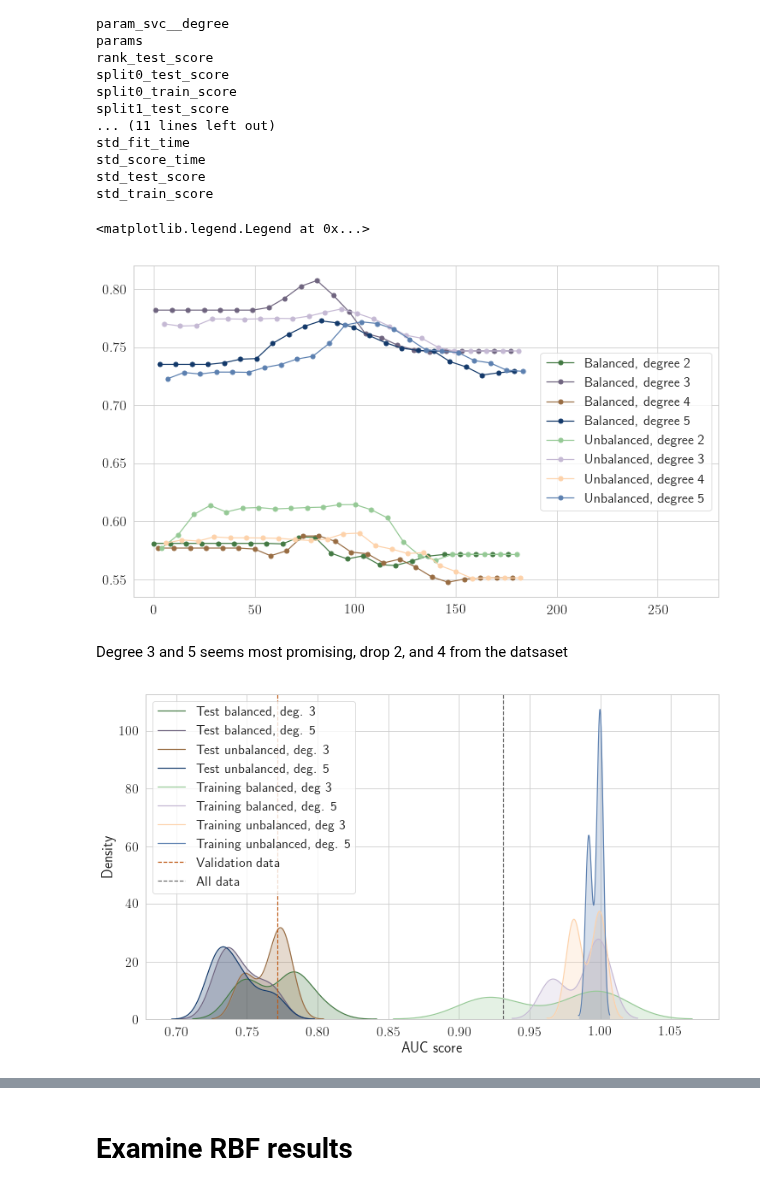
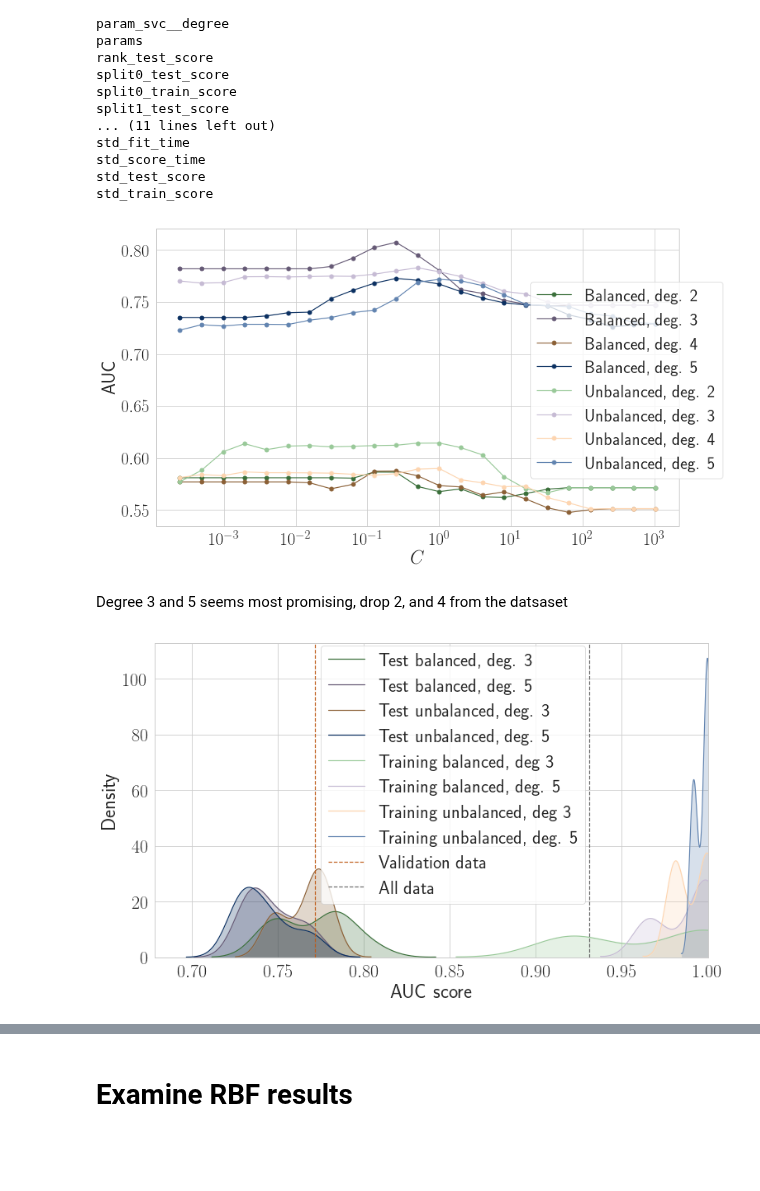
Before and after one commit to AllanLRH/master_thesis, a Jupyter notebook: joachim_exercise/analyze_svm_results.ipynb, the cells around one changed output, grey strips where cells are left out. Cells and saved outputs as stored; diff of their text form; code cells hidden in the pictures; blank space fills up the shorter version.

```diff
--- a/joachim_exercise/analyze_svm_results.ipynb
+++ b/joachim_exercise/analyze_svm_results.ipynb
@@ -20,7 +20,7 @@ import networkx as nx
 import matplotlib as mpl
 import matplotlib.pyplot as plt
 import seaborn as sns
-sns.set(context='paper', style='whitegrid', color_codes=True, font_scale=1.8)
+sns.set(context='paper', style='whitegrid', color_codes=True, font_scale=2.5)
 colorcycle = [(0.498, 0.788, 0.498),
               (0.745, 0.682, 0.831),
               (0.992, 0.753, 0.525),
@@ -52,6 +52,8 @@ pd.set_option('display.width', 1000)
 np.set_printoptions(linewidth=145)
 
 # import pixiedust
+
+mpl.rcParams['figure.figsize'] = [12, 7]
 # %%
 !/lscr_paper/allan/bin_allan/exa -l --header gender*.pkl
 # %% [output]
@@ -279,27 +349,28 @@ std_train_score
 # %%
 # Temporarily modify color cycle
 lst0, lst1 = list(), list()
 for i in range(4):
     rgb = colorcycle[i]
-    lst0.append(plotting.rgb_hsv_modify(rgb, v=0.6, s=1.2))
-    lst1.append(plotting.rgb_hsv_modify(rgb, s=0.7))
+    lst0.append(plotting.rgb_hsv_modify(rgb, v=0.55, s=1.3))
+    lst1.append(plotting.rgb_hsv_modify(rgb, s=0.65))
 collst = list() + lst0 + lst1 + colorcycle[4:]
+sns.set_palette(collst)
 
-sns.set_palette(collst)
+
 fig, ax = plt.subplots()
+ax.set_xscale("log")
 grp = dfp.groupby(['param_svc__class_weight', 'param_svc__degree'])
-grp.mean_test_score.plot(style='.-', markersize=10, ax=ax)
-
-ax.set_xlim([-10, 280])
-
-_, legend_texts = ax.get_legend_handles_labels()
-legend_texts = [el.replace('(', '').replace(')', '').replace(', ', ', degree ') for el in legend_texts]
-ax.legend(legend_texts, loc="center right")
-
-# sns.set_palette(colorcycle)
+for (bal, deg), df_grp in grp:
+    idx = df_grp.index
+    xx = df_grp.param_svc__C
+    yy = df_grp.mean_test_score
+    ax.plot(xx, yy, '.-', label=f"{bal}, deg. {deg}", markersize=10)
+ax.legend(loc=[0.715, 0.16])
+ax.set_xlabel("$C$")
+ax.set_ylabel("AUC")
+fig.savefig("figs/sex_svm_poly_auc_vs_C_balanced_degree.pdf")
 # %% [output]
-<matplotlib.legend.Legend at 0x...>
-[figure, old version]
+[figure, new version]
 # %% [markdown]
 Degree 3 and 5 seems most promising, drop 2, and 4 from the datsaset
 # %%
@@ -320,11 +391,15 @@ ylim = ax.get_ylim()
 ax.plot([est_poly.best_auc_, est_poly.best_auc_], ylim, '--', label="Validation data")
 ax.plot([est_poly.best_auc_full_, est_poly.best_auc_full_], ylim, '--', label="All data")
 ax.set_ylim(ylim)
-lgnd = ax.legend()
+ax.set_xlim((ax.get_xlim()[0], 1))
+ax.legend(loc=[0.30, 0.17])
+
+
+fig.savefig("figs/sex_svm_poly_auc_density_degree_balanced.pdf")
 
 # sns.set_palette(colorcycle)
 # %% [output]
-[figure, old version]
+[figure, new version]
 # %%
 fig, ax = plt.subplots()
 sns.kdeplot(dfp.loc[(dfp.param_svc__degree==3) & (dfp.param_svc__class_weight=='Balanced'), 'std_test_score'], shade=True, label="Test balanced, deg. 3", ax=ax)
```
Also changed, not shown: parts of 38 cells of this notebook.
